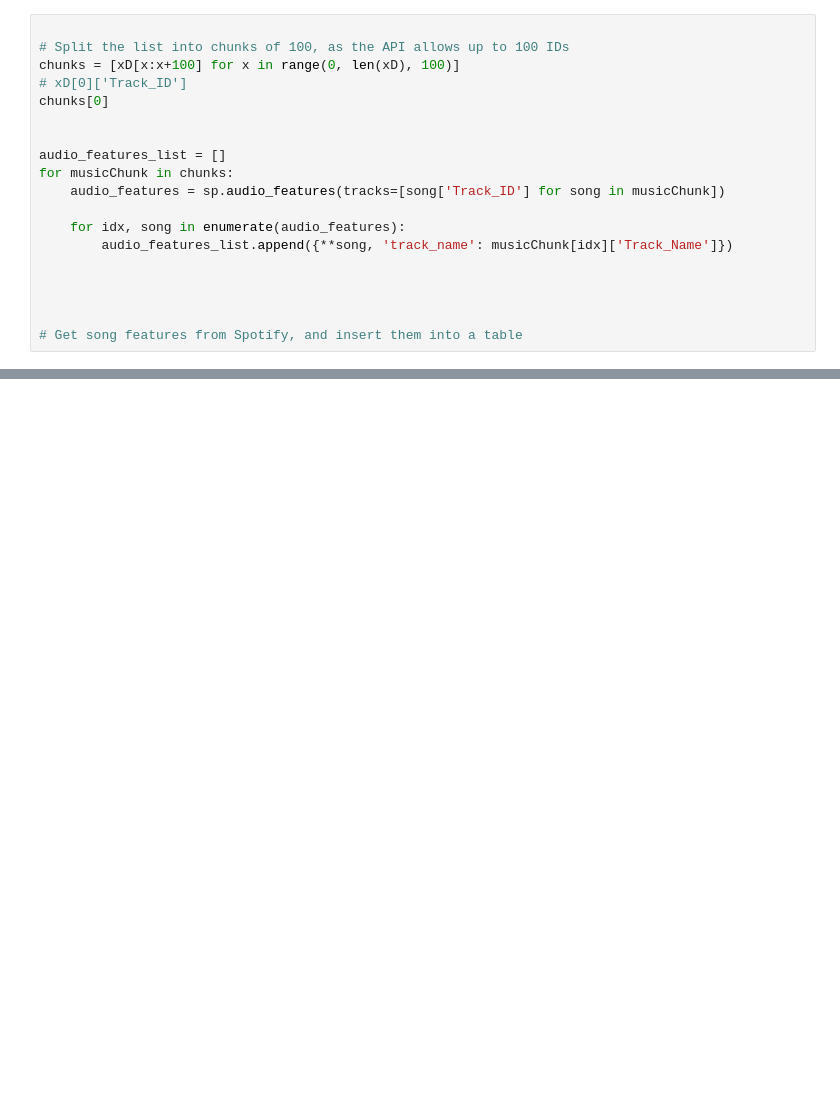
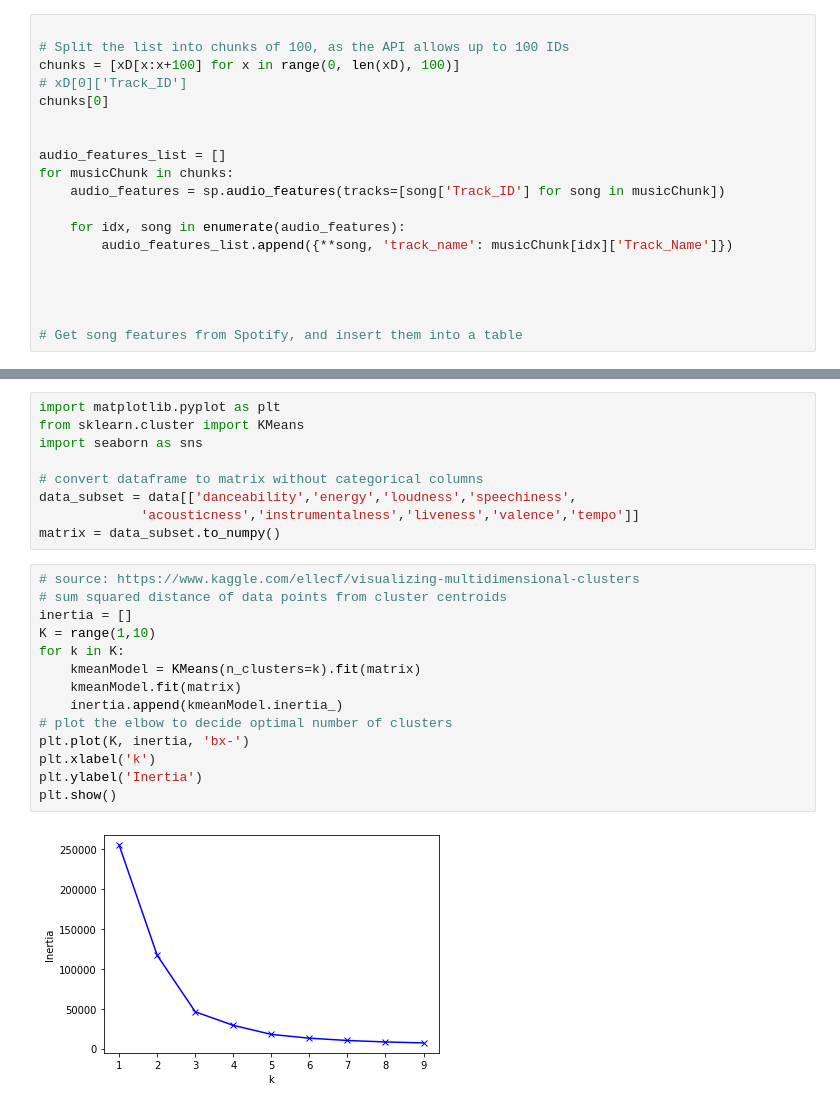
Before and after one commit to poke8014/Music-Clustering, a Jupyter notebook: prototype_jupyter/get_playlist_from_spotify.ipynb, the cells around one changed output, grey strips where cells are left out. Saved outputs shown, nothing was run; the diff lists cells and outputs as text; blank space fills up the shorter version.

```diff
--- a/prototype_jupyter/get_playlist_from_spotify.ipynb
+++ b/prototype_jupyter/get_playlist_from_spotify.ipynb
@@ -122,0 +124,25 @@ data
+# %%
+import matplotlib.pyplot as plt
+from sklearn.cluster import KMeans
+import seaborn as sns
+
+# convert dataframe to matrix without categorical columns
+data_subset = data[['danceability','energy','loudness','speechiness',
+             'acousticness','instrumentalness','liveness','valence','tempo']]
+matrix = data_subset.to_numpy()
+# %%
+# source: https://www.kaggle.com/ellecf/visualizing-multidimensional-clusters
+# sum squared distance of data points from cluster centroids
+inertia = []
+K = range(1,10)
+for k in K:
+    kmeanModel = KMeans(n_clusters=k).fit(matrix)
+    kmeanModel.fit(matrix)
+    inertia.append(kmeanModel.inertia_)
+# plot the elbow to decide optimal number of clusters
+plt.plot(K, inertia, 'bx-')
+plt.xlabel('k')
+plt.ylabel('Inertia')
+plt.show()
+# %% [output]
+[figure, added]
```
Also changed, not shown: parts of 5 cells of this notebook, 1 other file.
